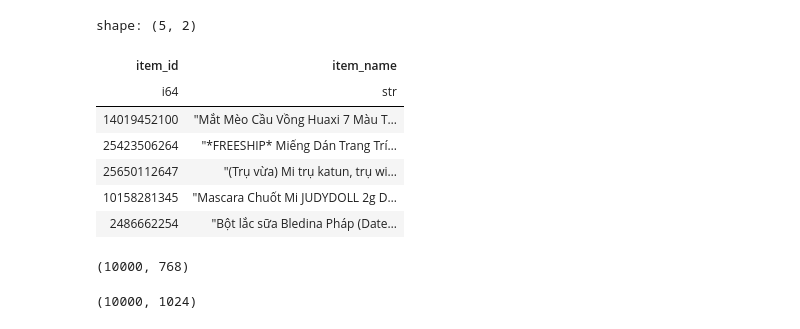
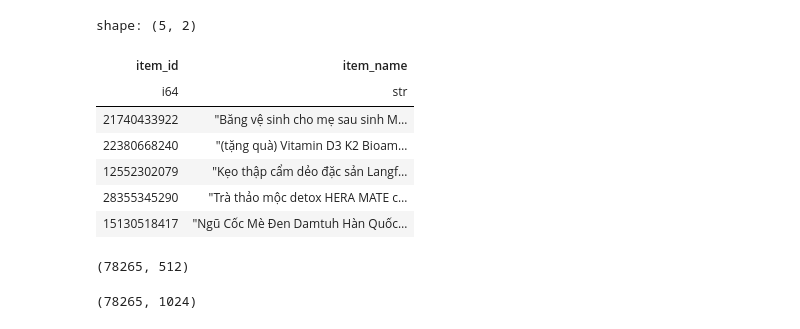
Before and after one commit to kevinkhang2909/item_matching, a Jupyter notebook: notebooks/benchmark_model/embed_text_compare.ipynb, the cells around one changed output. Drawn from its saved outputs; the diff is of its cells as text; code cells hidden in the pictures.

```diff
--- a/notebooks/benchmark_model/embed_text_compare.ipynb
+++ b/notebooks/benchmark_model/embed_text_compare.ipynb
@@ -6,31 +6,30 @@ from create_index import create_search_result
 # %%
 path = make_sync_folder("dataset/item_matching")
 file = path / "data_sample_FMCG_clean.parquet"
 
 query = f"""
 select item_id
 , item_name
 from read_parquet('{file}')
-limit 10000
 """
 df = duckdb.sql(query).pl()
 df.head()
 # %% [output]
 shape: (5, 2)
 | item_id | item_name |
 | i64 | str |
-| 14019452100 | "Mắt Mèo Cầu Vồng Huaxi 7 Màu T… |
-| 25423506264 | "*FREESHIP* Miếng Dán Trang Trí… |
-| 25650112647 | "(Trụ vừa) Mi trụ katun, trụ wi… |
-| 10158281345 | "Mascara Chuốt Mi JUDYDOLL 2g D… |
-| 2486662254 | "Bột lắc sữa Bledina Pháp (Date… |
+| 21740433922 | "Băng vệ sinh cho mẹ sau sinh M… |
+| 22380668240 | "(tặng quà) Vitamin D3 K2 Bioam… |
+| 12552302079 | "Kẹo thập cẩm dẻo đặc sản Langf… |
+| 28355345290 | "Trà thảo mộc detox HERA MATE c… |
+| 15130518417 | "Ngũ Cốc Mè Đen Damtuh Hàn Quốc… |
 # %%
-file_embed = path / "bi_encode.npy"
+file_embed = path / "bgem3_compress_embeds.npy"
 df_match = create_search_result(path=path, file_embed=file_embed, data=df)
 # %% [output]
-(10000, 768)
+(78265, 512)
 # %%
-file_embed = path / "bge_encode.npy"
+file_embed = path / "bgem3_embeds.npy"
 df_match_bge = create_search_result(path=path, file_embed=file_embed, data=df)
 # %% [output]
-(10000, 1024)
+(78265, 1024)
```
Also changed, not shown: parts of 8 cells of this notebook, 10 other files.
